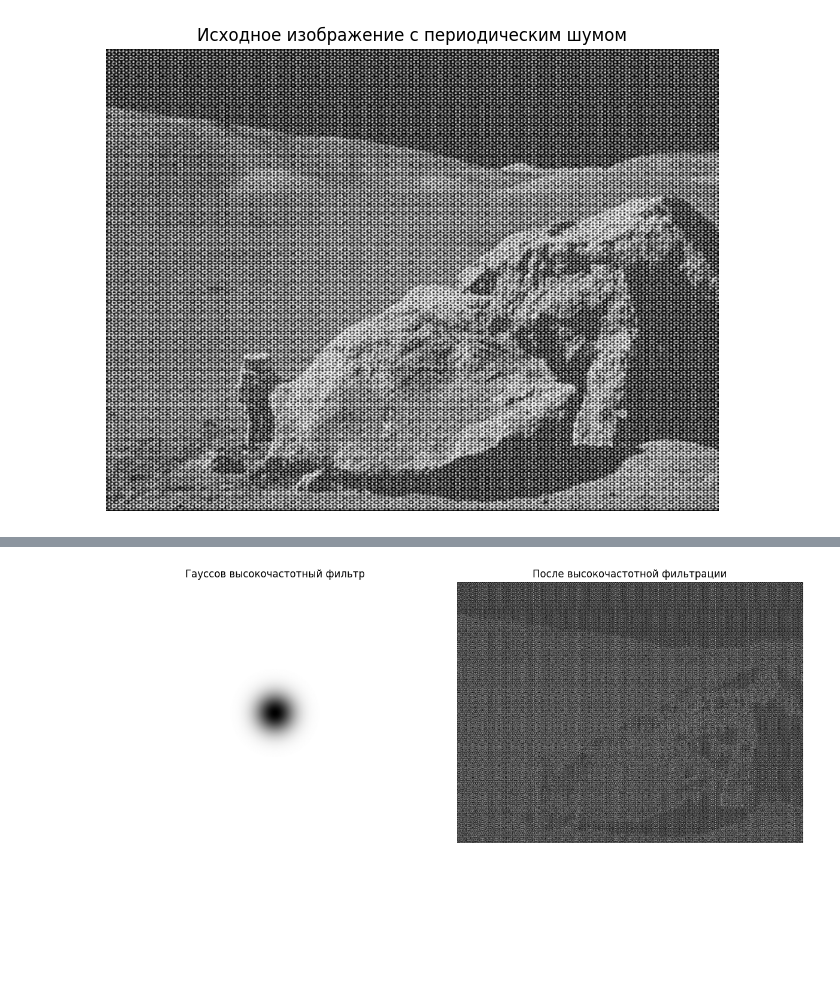
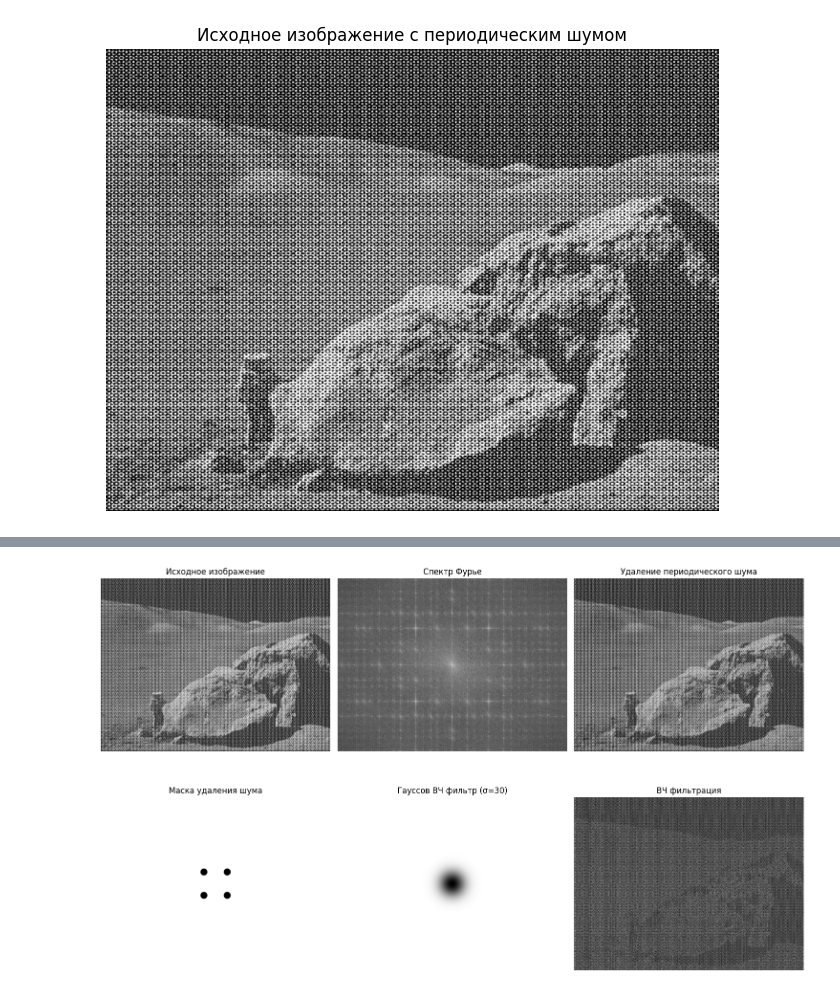
Before and after one commit to bizi2/image-processing, a Jupyter notebook: dz5/de_ip_5.ipynb, the cells around one changed output, grey strips where cells are left out. Cells and saved outputs as stored; diff of their text form; code cells hidden in the pictures; blank space fills up the shorter version.

```diff
--- a/dz5/de_ip_5.ipynb
+++ b/dz5/de_ip_5.ipynb
@@ -76,48 +147,49 @@ plt.show()
 # %%
-# Создание Гауссова высокочастотного фильтра
-def gaussian_highpass_filter(shape, sigma=30):
-    rows, cols = shape
-    crow, ccol = rows // 2, cols // 2
+# Сравнение всех методов
+plt.figure(figsize=(15, 10))
 
-    # Создаем Гауссов НЧ фильтр
-    x = np.arange(0, cols) - ccol
-    y = np.arange(0, rows) - crow
-    X, Y = np.meshgrid(x, y)
-    d = np.sqrt(X**2 + Y**2)
-    gaussian_lowpass = np.exp(-(d**2) / (2 * sigma**2))
+# Исходное изображение
+plt.subplot(2, 3, 1)
+plt.imshow(img, cmap='gray')
+plt.title("Исходное изображение")
+plt.axis('off')
 
-    # Преобразуем в ВЧ фильтр
-    gaussian_highpass = 1 - gaussian_lowpass
-    return gaussian_highpass
+# Спектр Фурье
+plt.subplot(2, 3, 2)
+plt.imshow(magnitude_spectrum, cmap='gray')
+plt.title("Спектр Фурье")
+plt.axis('off')
 
-# Применяем Гауссов ВЧ фильтр
+# После удаления периодического шума
+plt.subplot(2, 3, 3)
+plt.imshow(img_filtered, cmap='gray')
+plt.title("Удаление периодического шума")
+plt.axis('off')
+
+# Маска для удаления шума
+plt.subplot(2, 3, 4)
+plt.imshow(mask, cmap='gray')
+plt.title("Маска удаления шума")
+plt.axis('off')
+
+# ВЧ фильтрация (лучший результат)
 highpass_filter = gaussian_highpass_filter(img.shape, sigma=30)
-
-# Преобразование Фурье для ВЧ фильтрации
-f = np.fft.fft2(img)
-fshift = np.fft.fftshift(f)
-
-# Применяем ВЧ фильтр
 fshift_highpass = fshift * highpass_filter
-
-# Обратное преобразование
 f_ishift_highpass = np.fft.ifftshift(fshift_highpass)
 img_highpass = np.fft.ifft2(f_ishift_highpass)
 img_highpass = np.abs(img_highpass)
 
-plt.figure(figsize=(12, 5))
-
-plt.subplot(1, 2, 1)
+plt.subplot(2, 3, 5)
 plt.imshow(highpass_filter, cmap='gray')
-plt.title("Гауссов высокочастотный фильтр")
+plt.title("Гауссов ВЧ фильтр (σ=30)")
 plt.axis('off')
 
-plt.subplot(1, 2, 2)
+plt.subplot(2, 3, 6)
 plt.imshow(img_highpass, cmap='gray')
-plt.title("После высокочастотной фильтрации")
+plt.title("ВЧ фильтрация")
 plt.axis('off')
 
 plt.tight_layout()
 plt.show()
 # %% [output]
-[figure, old version]
+[figure, new version]
```
Also changed, not shown: parts of 4 cells of this notebook, 3 other files.
